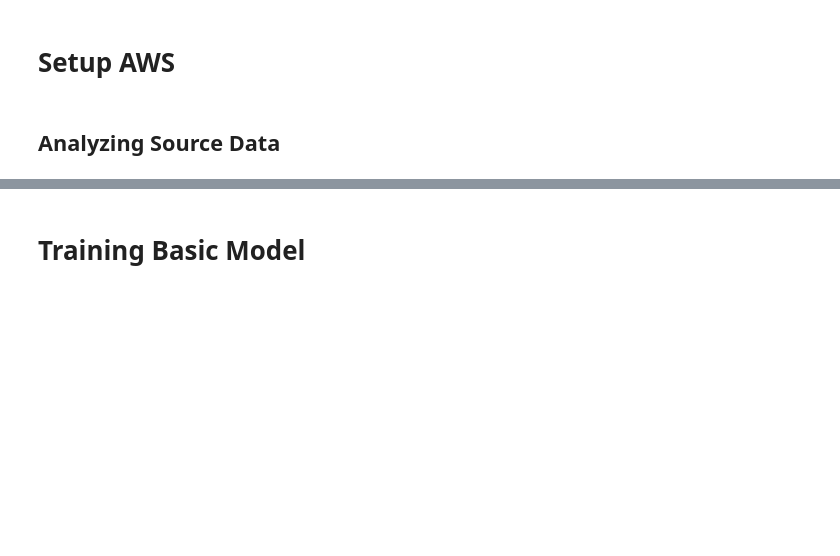
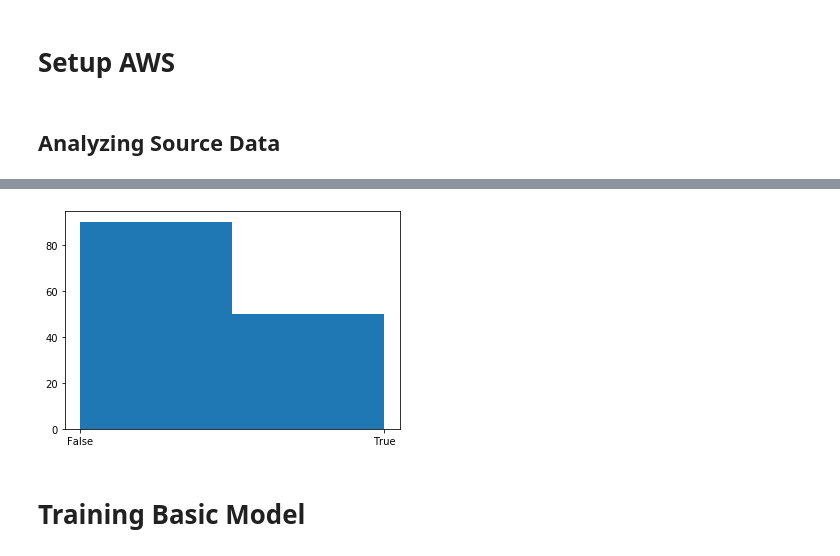
Before and after one commit to dbbrandt/short_answer_granding_capstone_project, a Jupyter notebook: Capstone 1 SEB.ipynb, the cells around one changed output, grey strips where cells are left out. Saved outputs shown, nothing was run; the diff lists cells and outputs as text; code cells hidden in the pictures; blank space fills up the shorter version.

```diff
--- a/Capstone 1 SEB.ipynb
+++ b/Capstone 1 SEB.ipynb
@@ -57,3 +86,9 @@ raw_data['answer_length'] = raw_data['answer'].apply(lambda x: len(x))
+# %%
+plt.hist(raw_data['correct'],bins=2)
+plt.xticks(np.arange(2), ['False', 'True'])
+plt.show()
+# %% [output]
+[figure, added]
 # %% [markdown]
 # Training Basic Model
 # %%
```
Also changed, not shown: parts of 7 cells of this notebook, 1 other file.
